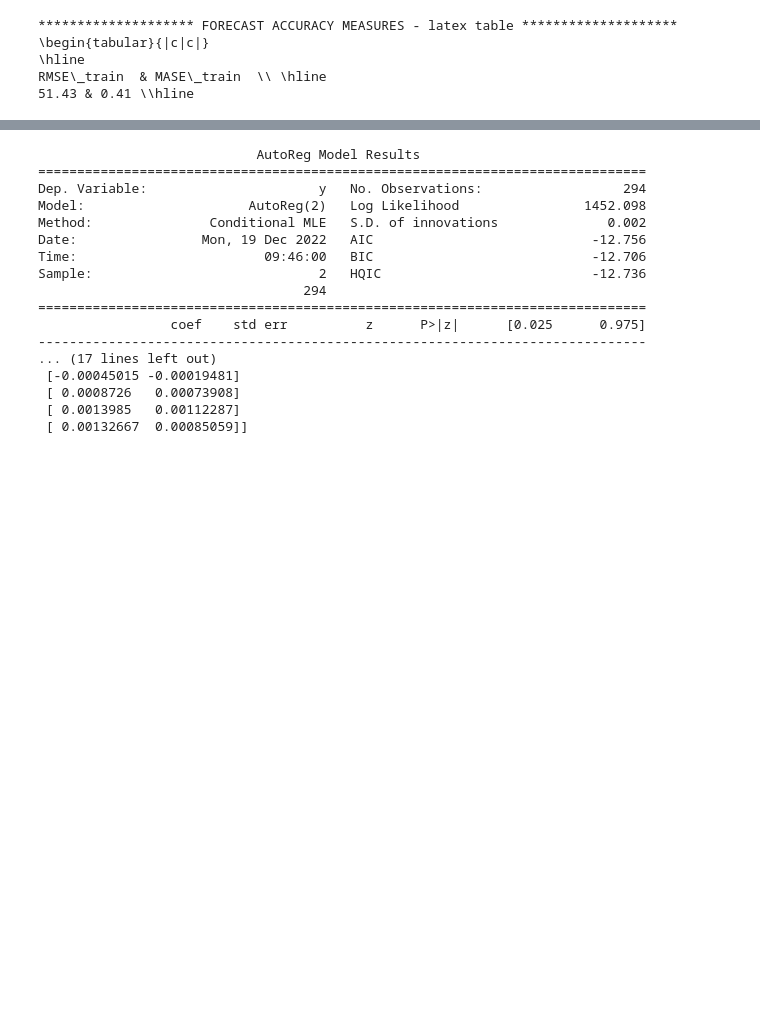
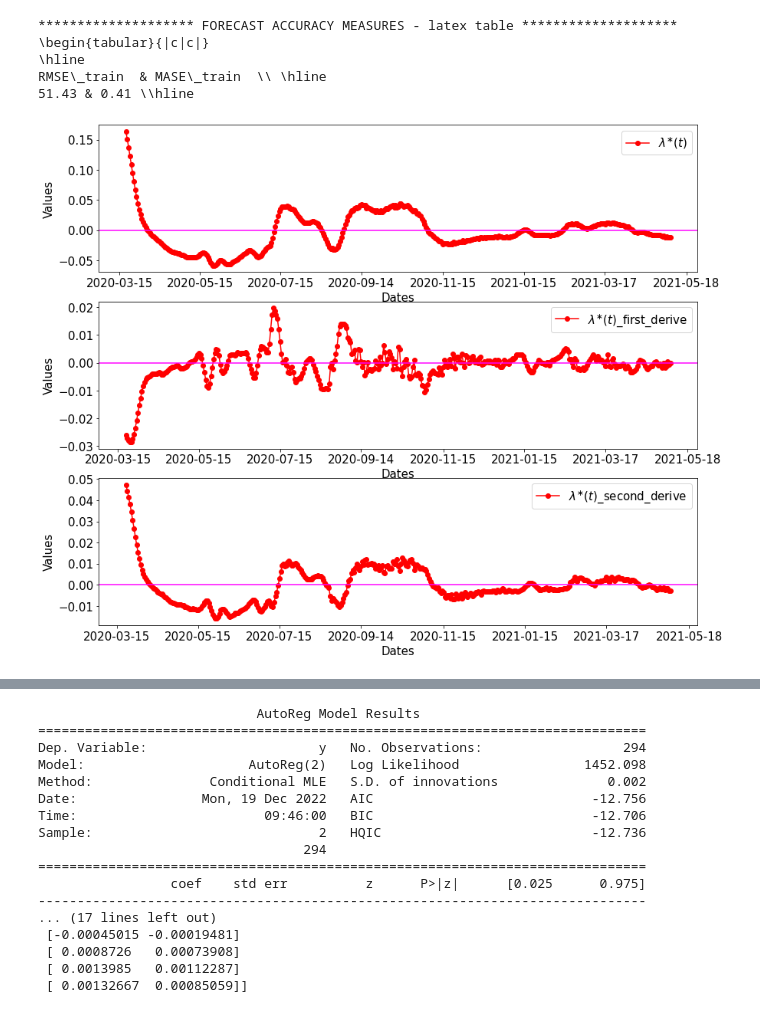
Before and after one commit to OD1992/Python-programs, a Jupyter notebook: Hospi_change_point.ipynb, the cells around one changed output, grey strips where cells are left out. Saved outputs shown, nothing was run; the diff lists cells and outputs as text; code cells hidden in the pictures; blank space fills up the shorter version.

```diff
--- a/Hospi_change_point.ipynb
+++ b/Hospi_change_point.ipynb
@@ -249,3 +256,57 @@ print(stats_all[0].round(2), "&", stats_all[1].round(2), "\\\hline")
 \hline
 RMSE\_train  & MASE\_train  \\ \hline
 51.43 & 0.41 \\hline
+# %%
+Lambda = beta_effective_opt_exp[d:len(H_smooth_MA)-d]
+first_derive_Lambda = Lambda*np.nan
+for t in np.arange(1, len(Lambda)-1):
+    delta_t=2
+    first_derive_Lambda[t]= (Lambda[t+1]-Lambda[t-1])/2*delta_t
+
+Lambda_prime = first_derive_Lambda[1:len(Lambda)-1]
+
+second_derive_Lambda = Lambda_prime*np.nan
+for t in np.arange(1, len(Lambda_prime)-1):
+    delta_t=2
+    second_derive_Lambda[t]= (Lambda_prime[t+1]-2*Lambda_prime[t] +Lambda[t-1])/delta_t**2
+
+Lambda_prime_prime = second_derive_Lambda[1:len(Lambda_prime)-1]
+
+nb_xticks = 8
+dates_ticks = [None] * nb_xticks
+dates_ticks_ind = np.linspace(0,len(total_in)-1,nb_xticks,dtype=int)
+for i in range(0,nb_xticks):
+    dates_ticks[i] = Dates[dates_ticks_ind[i]]
+
+plt.figure(figsize=(14,12))
+
+plt.subplot(311)
+plt.plot(Dates[d:len(H_smooth_MA)-d], beta_effective_opt_exp[d:len(H_smooth_MA)-d],'o-', color='red')
+plt.axhline(y=0, color="magenta")
+plt.xticks(dates_ticks, fontsize=15)
+plt.yticks(fontsize=15)
+plt.xlabel("Dates", fontsize=15)
+plt.ylabel("Values", fontsize=15)
+plt.legend(['$\lambda^{\\ast} (t)$'], fontsize=15)
+
+plt.subplot(312)
+plt.plot(Dates[d+1:len(H_smooth_MA)-d-1], Lambda_prime,'o-', color='red')
+plt.axhline(y=0, color="magenta")
+plt.xticks(dates_ticks, fontsize=15)
+plt.yticks(fontsize=15)
+plt.xlabel("Dates", fontsize=15)
+plt.ylabel("Values", fontsize=15)
+plt.legend(['$\lambda^{\\ast} (t)$_first_derive'], fontsize=15)
+
+plt.subplot(313)
+plt.plot(Dates[d+1+1:len(H_smooth_MA)-d-1-1], Lambda_prime_prime,'o-', color='red')
+plt.axhline(y=0, color="magenta")
+plt.xticks(dates_ticks, fontsize=15)
+plt.yticks(fontsize=15)
+plt.xlabel("Dates", fontsize=15)
+plt.ylabel("Values", fontsize=15)
+plt.legend(['$\lambda^{\\ast} (t)$_second_derive'], fontsize=15)
+
+plt.show()
+# %% [output]
+[figure, added]
```
Also changed, not shown: parts of 2 cells of this notebook.
